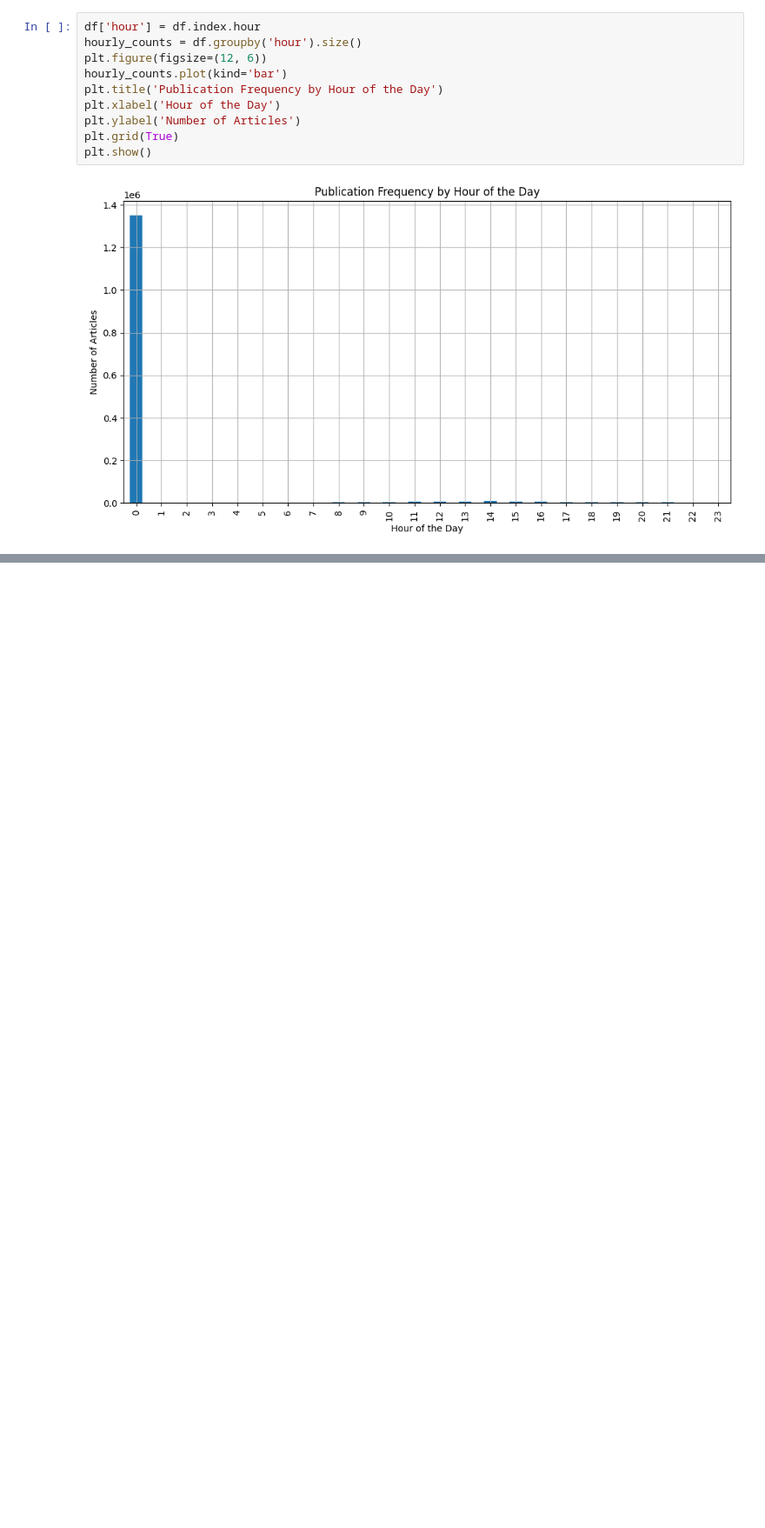
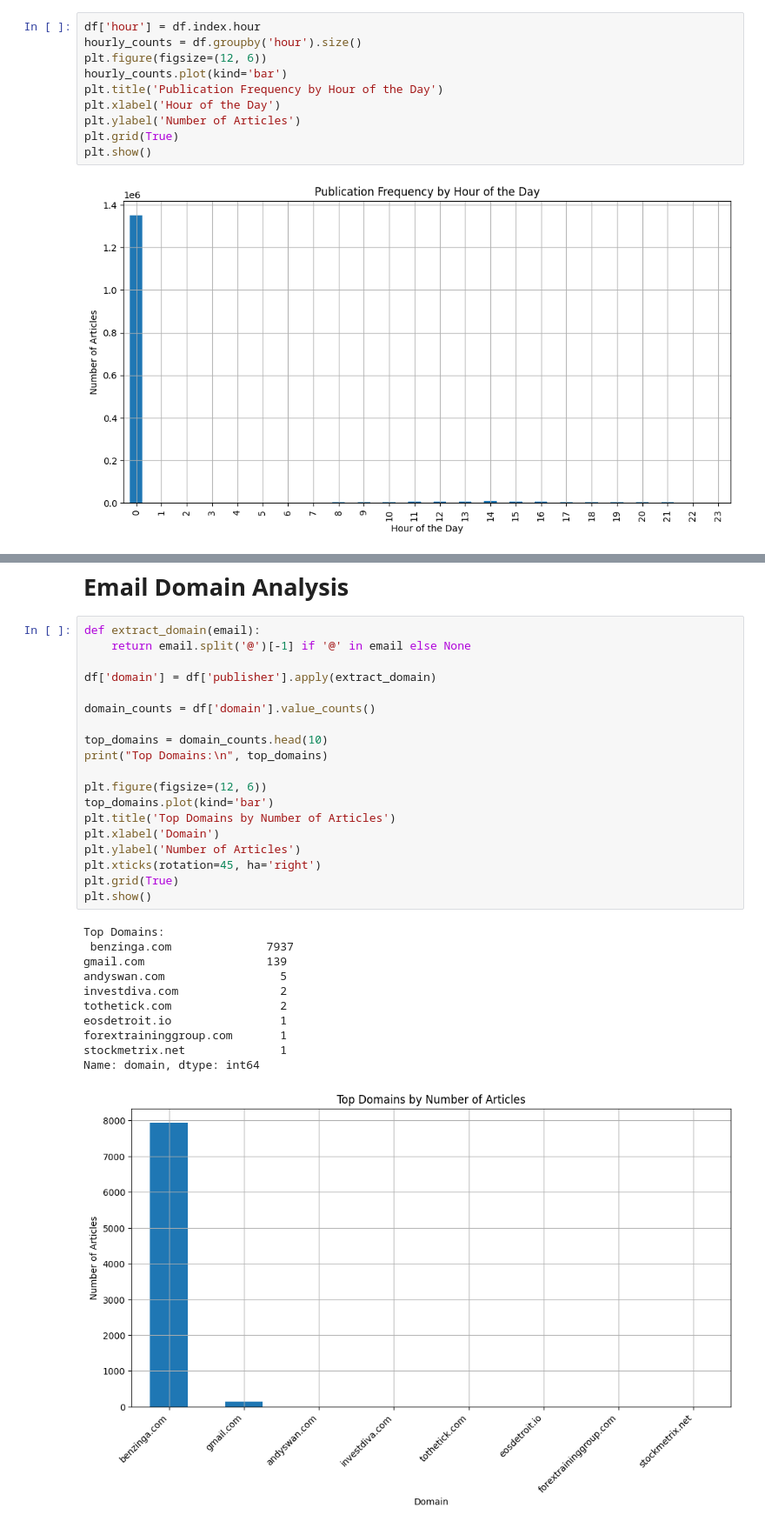
Before and after one commit to Wbam/Week_1, a Jupyter notebook: notebooks/EDA_analysis.ipynb, the cells around one changed output, grey strips where cells are left out. Shown: that part at 87% size. Drawn from its saved outputs; the diff is of its cells as text; blank space fills up the shorter version.

```diff
--- a/notebooks/EDA_analysis.ipynb
+++ b/notebooks/EDA_analysis.ipynb
@@ -237,0 +297,33 @@ plt.show()
+# %% [markdown]
+<span style="font-size:27px; font-weight:bold;">Email Domain Analysis</span>
+# %%
+def extract_domain(email):
+    return email.split('@')[-1] if '@' in email else None
+
+df['domain'] = df['publisher'].apply(extract_domain)
+
+domain_counts = df['domain'].value_counts()
+
+top_domains = domain_counts.head(10)
+print("Top Domains:\n", top_domains)
+
+plt.figure(figsize=(12, 6))
+top_domains.plot(kind='bar')
+plt.title('Top Domains by Number of Articles')
+plt.xlabel('Domain')
+plt.ylabel('Number of Articles')
+plt.xticks(rotation=45, ha='right')
+plt.grid(True)
+plt.show()
+# %% [output]
+Top Domains:
+ benzinga.com              7937
+gmail.com                  139
+andyswan.com                 5
+investdiva.com               2
+tothetick.com                2
+eosdetroit.io                1
+forextraininggroup.com       1
+stockmetrix.net              1
+Name: domain, dtype: int64
+[figure, added]
```
Also changed, not shown: parts of 4 cells of this notebook.
